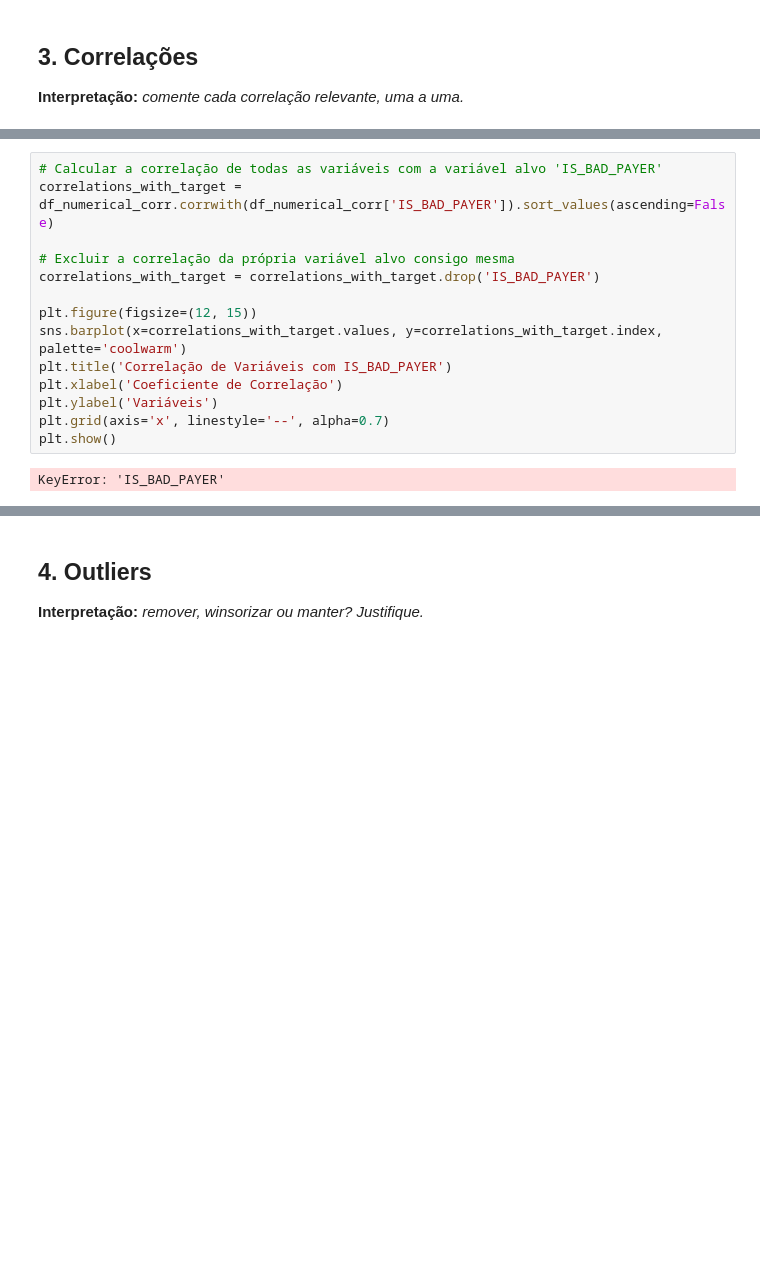
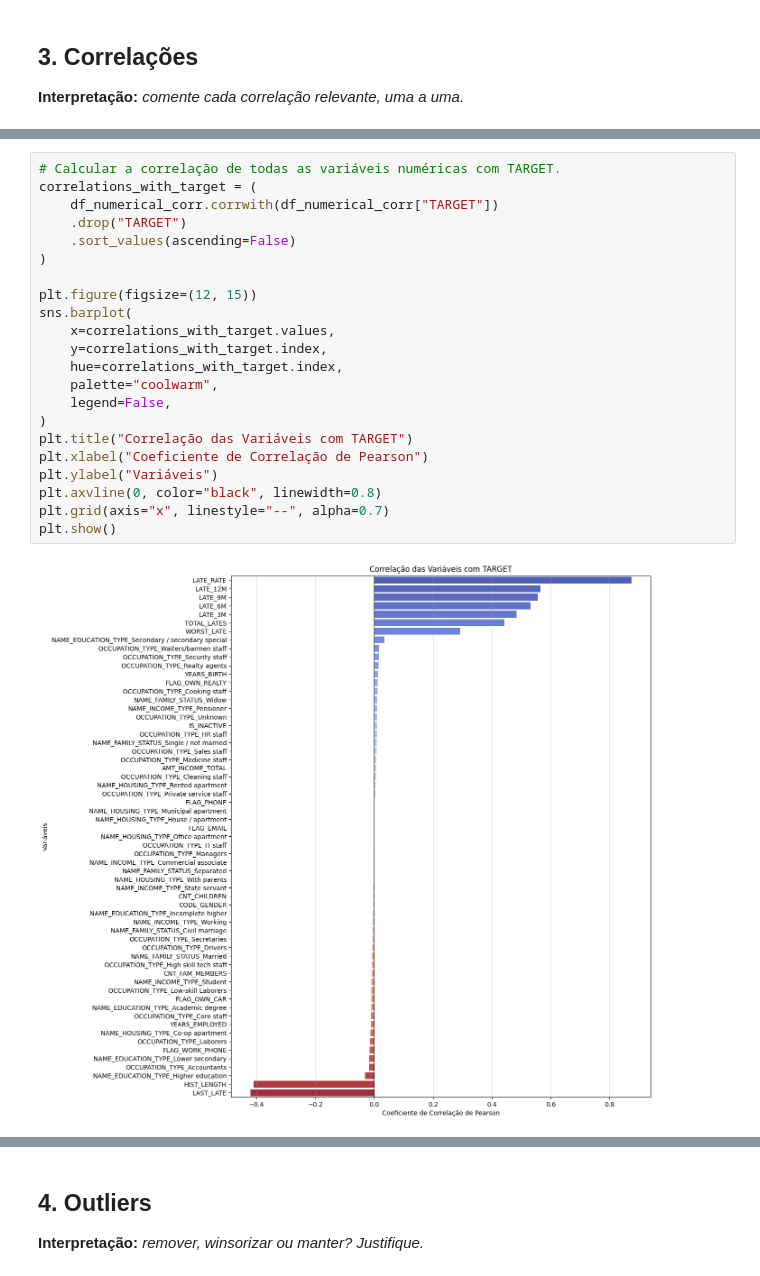
Before and after one commit to Ginkno/postech-tech-challenge-fase2-grupo1-12dtat, a Jupyter notebook: notebooks/ 01_eda.ipynb, the cells around one changed output, grey strips where cells are left out. Cells and saved outputs as stored; diff of their text form; blank space fills up the shorter version.

```diff
--- a/notebooks/ 01_eda.ipynb
+++ b/notebooks/ 01_eda.ipynb
@@ -1049,19 +1036,27 @@ numerical_cols = [
 # Filtrar df_corr para incluir apenas as colunas numéricas selecionadas
 df_numerical_corr = df_corr[numerical_cols]
 # %%
-# Calcular a correlação de todas as variáveis com a variável alvo 'IS_BAD_PAYER'
-correlations_with_target = df_numerical_corr.corrwith(df_numerical_corr['IS_BAD_PAYER']).sort_values(ascending=False)
-
-# Excluir a correlação da própria variável alvo consigo mesma
-correlations_with_target = correlations_with_target.drop('IS_BAD_PAYER')
+# Calcular a correlação de todas as variáveis numéricas com TARGET.
+correlations_with_target = (
+    df_numerical_corr.corrwith(df_numerical_corr["TARGET"])
+    .drop("TARGET")
+    .sort_values(ascending=False)
+)
 
 plt.figure(figsize=(12, 15))
-sns.barplot(x=correlations_with_target.values, y=correlations_with_target.index, palette='coolwarm')
-plt.title('Correlação de Variáveis com IS_BAD_PAYER')
-plt.xlabel('Coeficiente de Correlação')
-plt.ylabel('Variáveis')
-plt.grid(axis='x', linestyle='--', alpha=0.7)
+sns.barplot(
+    x=correlations_with_target.values,
+    y=correlations_with_target.index,
+    hue=correlations_with_target.index,
+    palette="coolwarm",
+    legend=False,
+)
+plt.title("Correlação das Variáveis com TARGET")
+plt.xlabel("Coeficiente de Correlação de Pearson")
+plt.ylabel("Variáveis")
+plt.axvline(0, color="black", linewidth=0.8)
+plt.grid(axis="x", linestyle="--", alpha=0.7)
 plt.show()
 # %% [output]
-KeyError: 'IS_BAD_PAYER'
+[figure, added]
 # %% [markdown]
```
Also changed, not shown: parts of 23 cells of this notebook.
